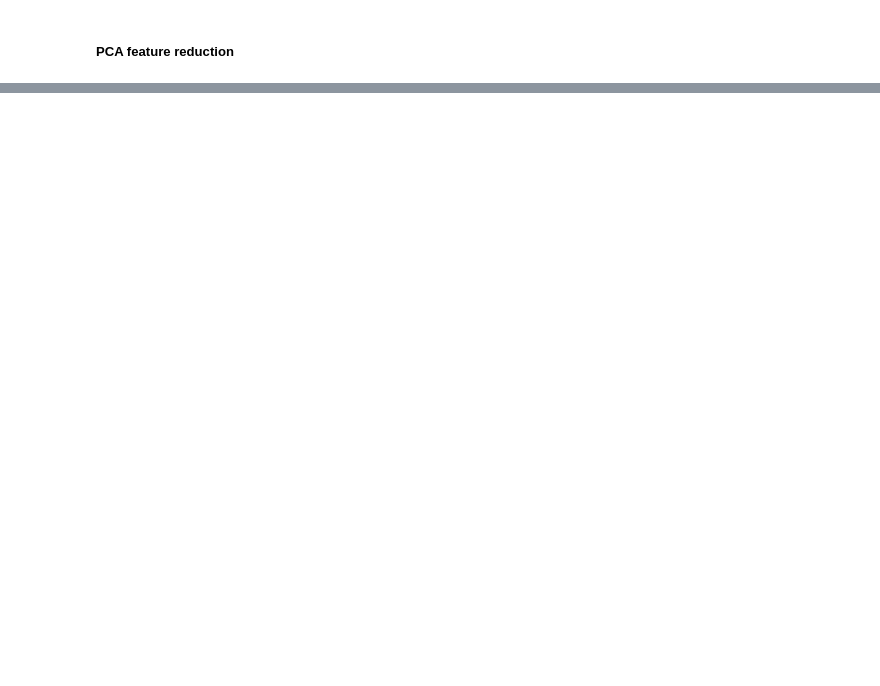
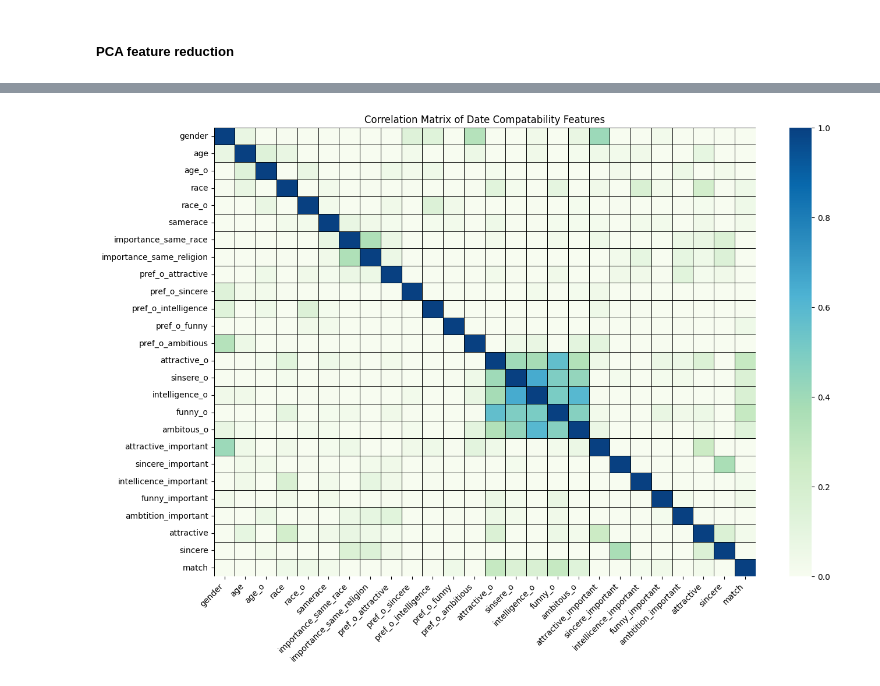
Before and after one commit to dgambone3/CSC4850-Machine-Learning, a Jupyter notebook: FDS_Project.ipynb, the cells around one changed output, grey strips where cells are left out. Drawn from its saved outputs; the diff is of its cells as text; code cells hidden in the pictures; blank space fills up the shorter version.

```diff
--- a/FDS_Project.ipynb
+++ b/FDS_Project.ipynb
@@ -225,3 +235,15 @@ data['match'] = pre_data['match']
+# %%
+corr = round(data.corr(), 2)
+mask = np.triu(np.ones_like(corr, dtype=bool))
+fig = plt.figure(figsize=(15,10))
+axes = fig.subplots()
+
+sns.heatmap(corr, vmin=0, vmax=1, cmap='GnBu', linewidth=.5, linecolor='black')
+plt.xticks(ha='right', rotation=45)
+plt.title('Correlation Matrix of Date Compatability Features')
+plt.show()
+# %% [output]
+[figure, added]
 # %%
 class_freq = data['match'].value_counts()
 
```
Also changed, not shown: parts of 35 cells of this notebook.
